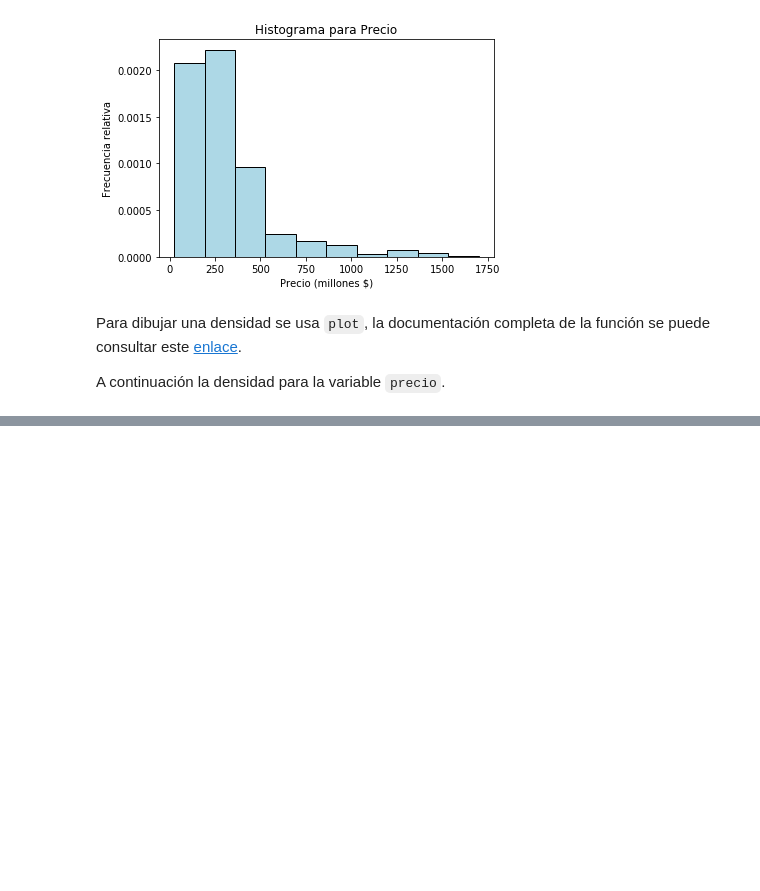
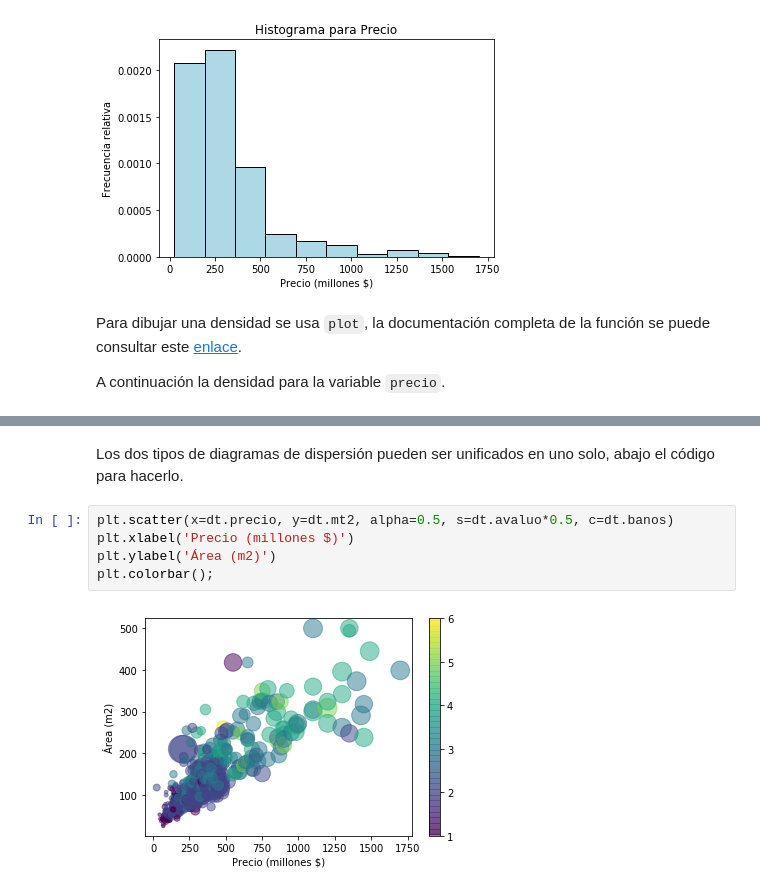
Before and after one commit to fhernanb/Python-para-estadistica, a Jupyter notebook: 02 Exploración de datos/Gráficos exploratorios con matplotlib.ipynb, the cells around one changed output, grey strips where cells are left out. Cells and saved outputs as stored; diff of their text form; blank space fills up the shorter version.

```diff
--- a/02 Exploración de datos/Gráficos exploratorios con matplotlib.ipynb
+++ b/02 Exploración de datos/Gráficos exploratorios con matplotlib.ipynb
@@ -62,0 +93,9 @@ Text(0.5,1,'Densidad para Precio')
+# %% [markdown]
+Los dos tipos de diagramas de dispersión pueden ser unificados en uno solo, abajo el código para hacerlo.
+# %%
+plt.scatter(x=dt.precio, y=dt.mt2, alpha=0.5, s=dt.avaluo*0.5, c=dt.banos)
+plt.xlabel('Precio (millones $)')
+plt.ylabel('Área (m2)')
+plt.colorbar();
+# %% [output]
+[figure, added]
```
Also changed, not shown: parts of 8 cells of this notebook.
